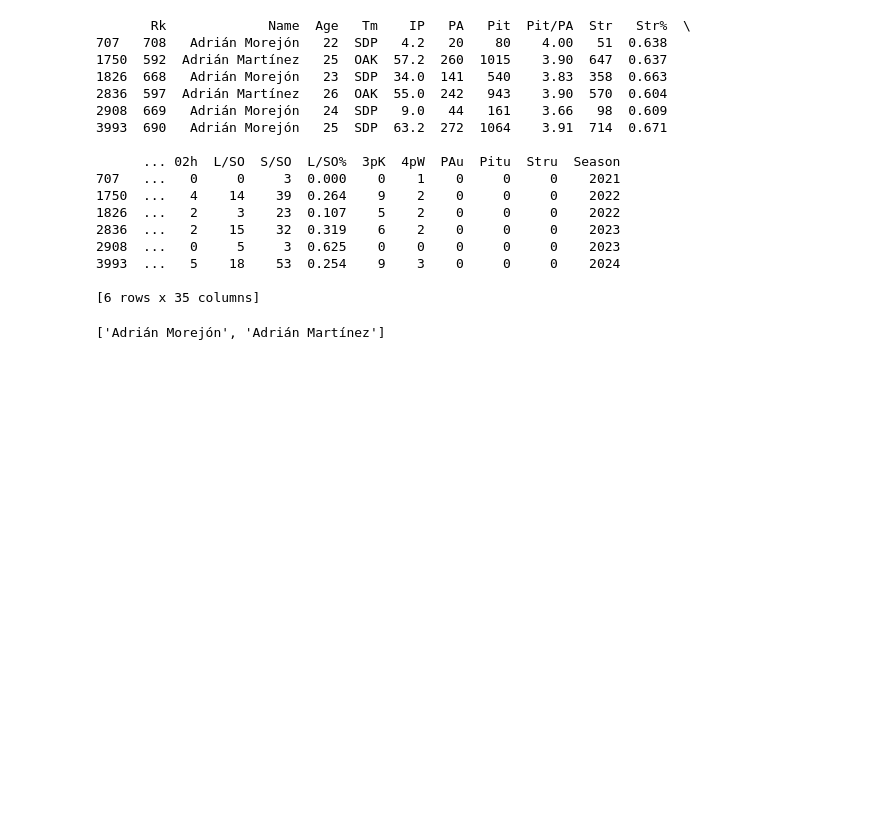
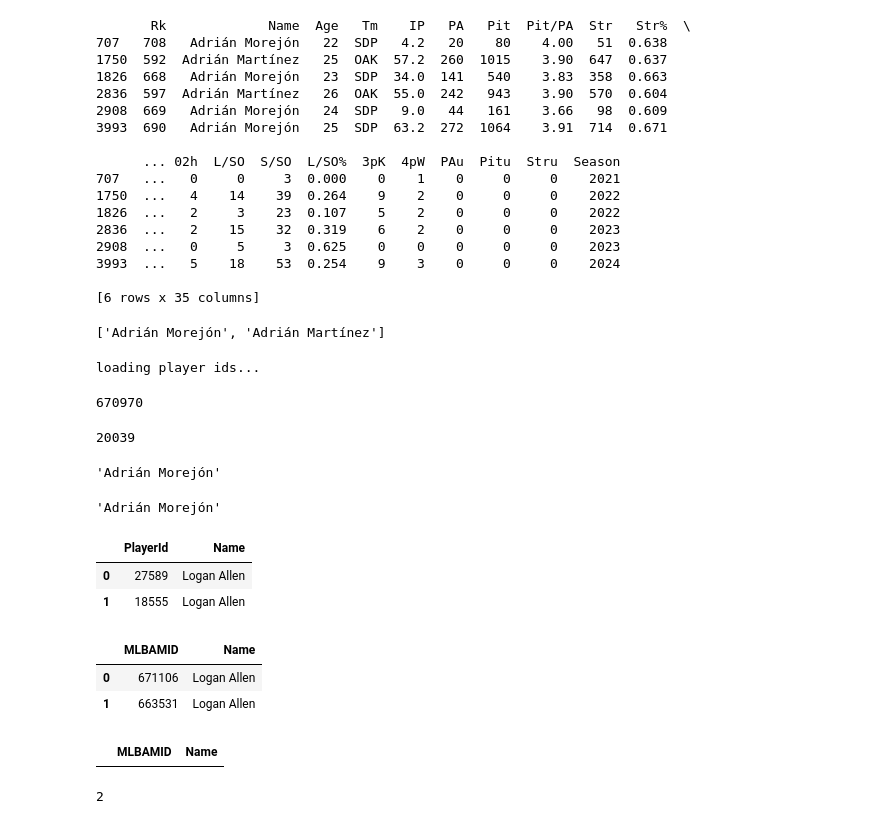
Before and after one commit to loganthomas/mlb-pitcher-xK, a Jupyter notebook: notebooks/01-data-processing.ipynb, the cells around one changed output. Saved outputs shown, nothing was run; the diff lists cells and outputs as text; code cells hidden in the pictures; blank space fills up the shorter version.

Commit message:
ENH: add PlayerLookup class

```diff
--- a/notebooks/01-data-processing.ipynb
+++ b/notebooks/01-data-processing.ipynb
@@ -90,0 +104,39 @@ lookup_player(suppl_data, "Adrián", source="supplemental", show_data=True)
+# %%
+lookup = data_utils.PlayerLookup()
+
+lookup.get_id('Adrián Morejón', source='mlb')
+# %% [output]
+loading player ids...
+670970
+# %%
+lookup.get_id('Adrián Morejón', source='fangraphs')
+# %% [output]
+20039
+# %%
+lookup.get_name(670970)
+# %% [output]
+'Adrián Morejón'
+# %%
+lookup.get_name(20039, source='fangraphs')
+# %% [output]
+'Adrián Morejón'
+# %%
+lookup.get_id('Logan Allen', source='fangraphs')
+# %% [output]
+|  | PlayerId | Name |
+| 0 | 27589 | Logan Allen |
+| 1 | 18555 | Logan Allen |
+# %%
+lookup.get_id('Logan Allen', source='mlb')
+# %% [output]
+|  | MLBAMID | Name |
+| 0 | 671106 | Logan Allen |
+| 1 | 663531 | Logan Allen |
+# %%
+lookup.get_id('Logan Alln', source='mlb')
+# %% [output]
+|  | MLBAMID | Name |
+# %%
+len(lookup.mapping[lookup.mapping.Name == 'Logan Allen'])
+# %% [output]
+2
```
Also changed, not shown: parts of 5 cells of this notebook, 3 other files.
